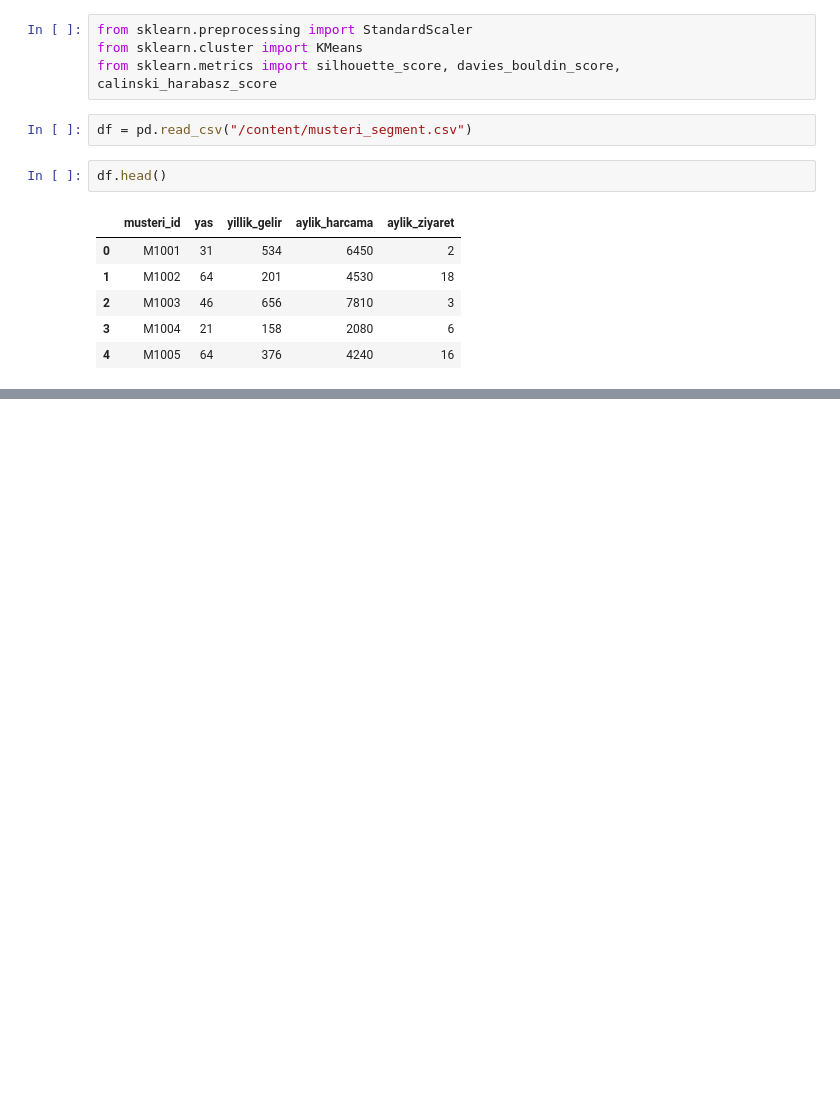
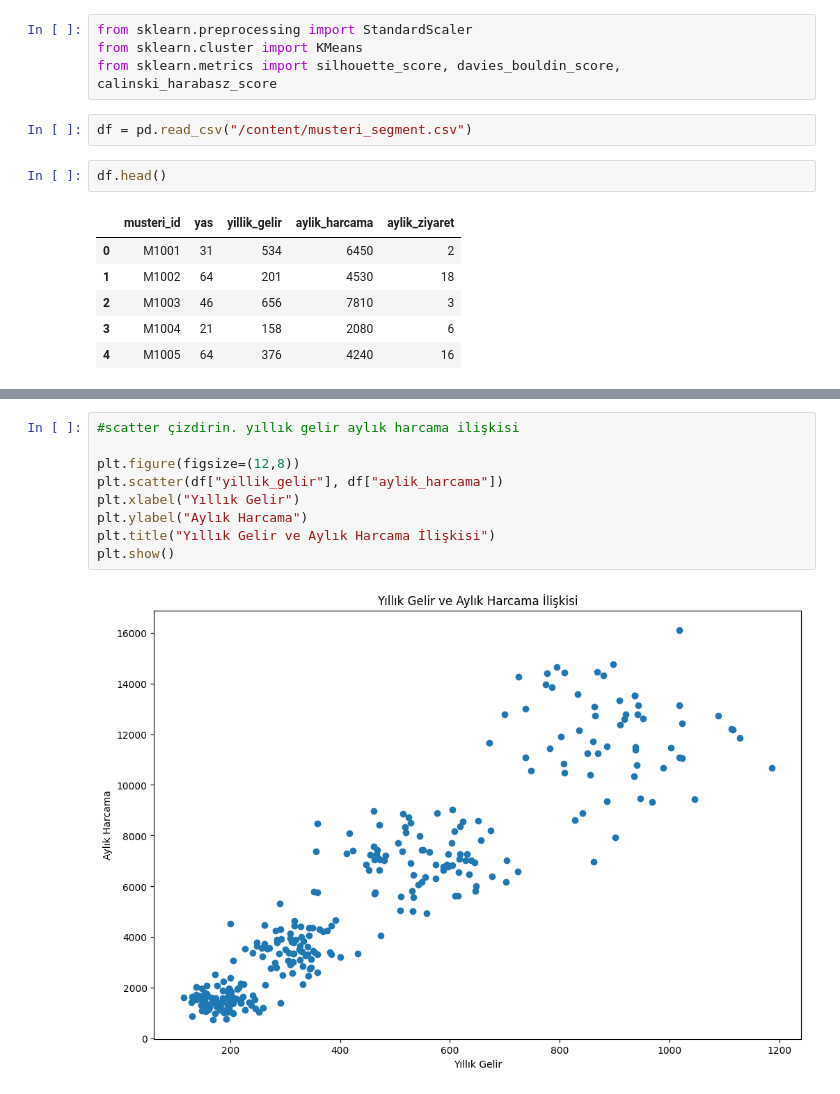
Before and after one commit to europecodingschool/ECS---VB---YZ---08.26, a Jupyter notebook: VB_YZ_Ders_18_1.ipynb, the cells around one changed output, grey strips where cells are left out. Drawn from its saved outputs; the diff is of its cells as text; blank space fills up the shorter version.

```diff
--- a/VB_YZ_Ders_18_1.ipynb
+++ b/VB_YZ_Ders_18_1.ipynb
@@ -22,0 +77,11 @@ df.head()
+# %%
+#scatter çizdirin. yıllık gelir aylık harcama ilişkisi
+
+plt.figure(figsize=(12,8))
+plt.scatter(df["yillik_gelir"], df["aylik_harcama"])
+plt.xlabel("Yıllık Gelir")
+plt.ylabel("Aylık Harcama")
+plt.title("Yıllık Gelir ve Aylık Harcama İlişkisi")
+plt.show()
+# %% [output]
+[figure, added]
```
Also changed, not shown: parts of 9 cells of this notebook.
